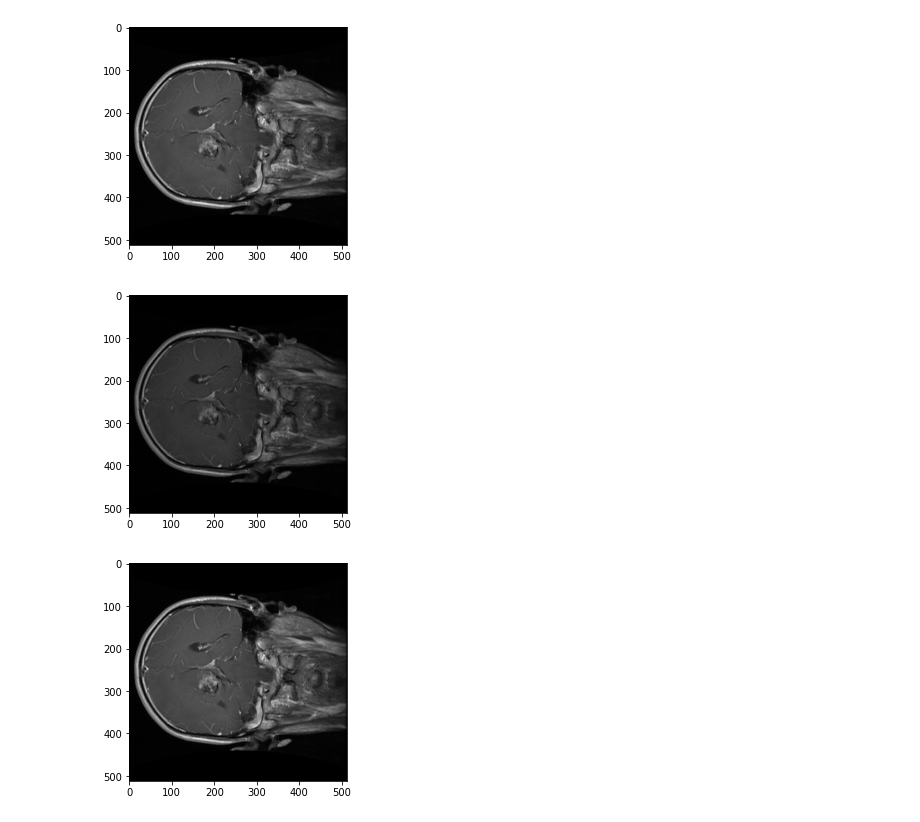
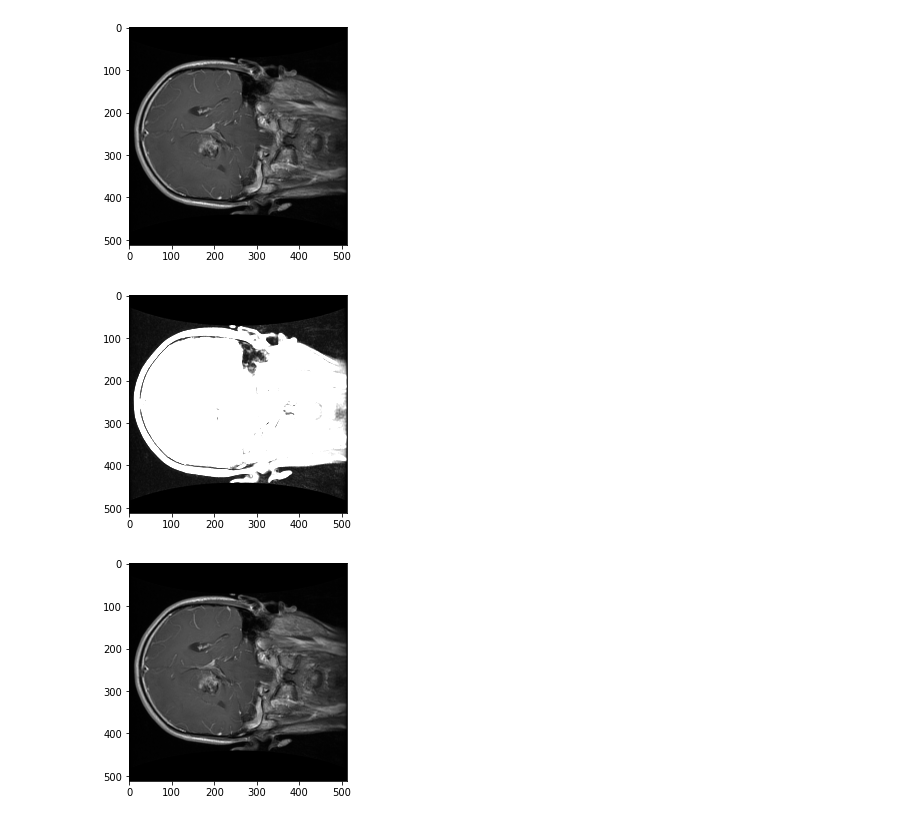
Before and after one commit to matcosta23/BrainMRI, a Jupyter notebook: prepare_dataset.ipynb, the cells around one changed output. Drawn from its saved outputs; the diff is of its cells as text; code cells hidden in the pictures.

```diff
--- a/prepare_dataset.ipynb
+++ b/prepare_dataset.ipynb
@@ -65,14 +65,6 @@ def create_dataframe_with_matlab_files(matlab_files_list):
 
 
     return pd.DataFrame(imgs_info, columns=['Image_Array', 'Mask_Array', 'Tumor_Border', 'Patient_ID', 'Cancer_Type', 'MatLab_File_Name'])
-    #print(type(image), type(mask), type(border), type(P_id), type(label))
-    #print(image.shape, mask.shape, border.shape, P_id, label)
-
-    """
-    return np.array(image), np.array(mask), np.array(border), \
-        "".join([chr(number) for number in np.array(P_id)]), \
-        np.array(label)[0][0], os.path.basename(matlab_file)
-    """
 # %%
 matlab_files_list = glob.glob(os.path.join(zip_path, '*.mat'))
 
@@ -95,5 +143,5 @@ np.sum(train_images), len(train_images)
 # %%
-imgs_df['Train_Image'] = train_images
+imgs_df['Train_Set'] = train_images
 # %%
 imgs_df.head()
 # %% [output]
@@ -138,8 +191,9 @@ plt.show()
 # %% [output]
 [figure]
 # %%
-plt.imshow(imgs_df.Image_Array[0], cmap='gray', vmin=0, vmax=2550)
+# Cliping intensity by 255
+plt.imshow(imgs_df.Image_Array[0], cmap='gray', vmin=0, vmax=255)
 plt.show()
 # %% [output]
-[figure, old version]
+[figure, new version]
 # %%
```
Also changed, not shown: parts of 31 cells of this notebook.
